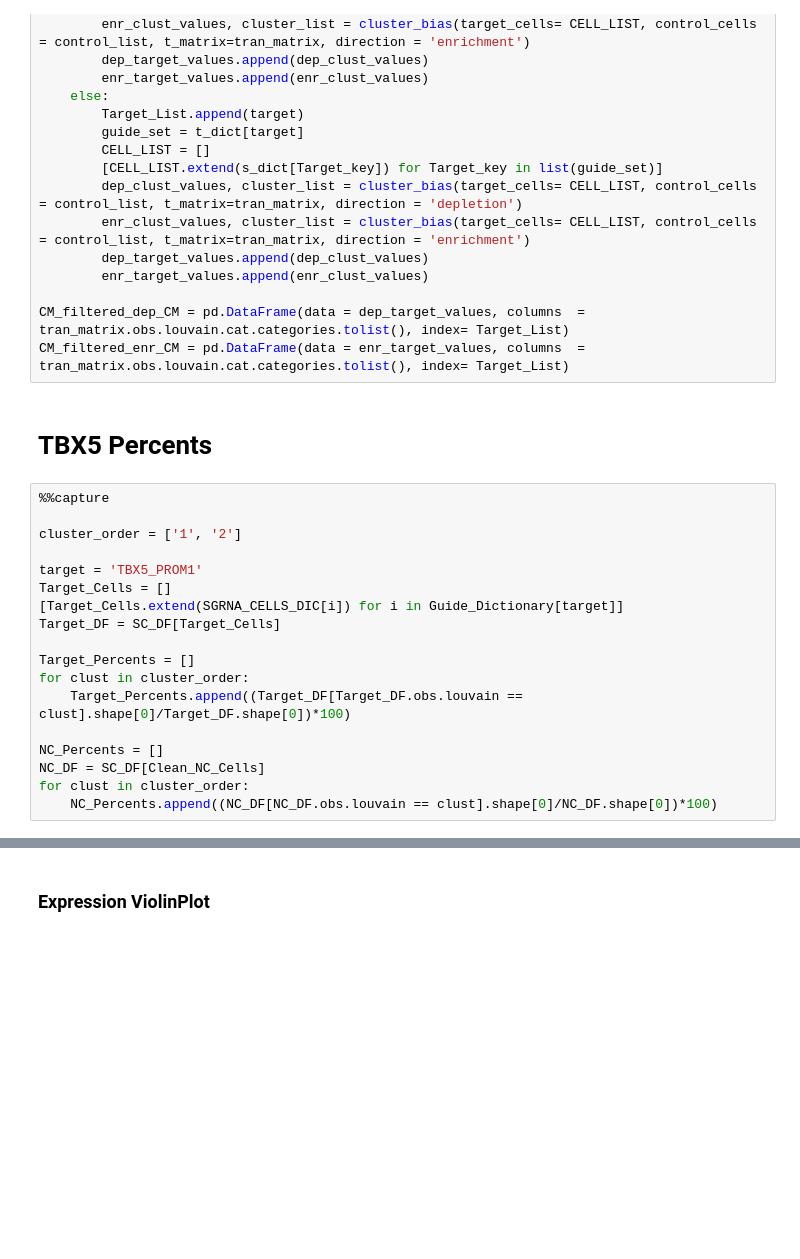
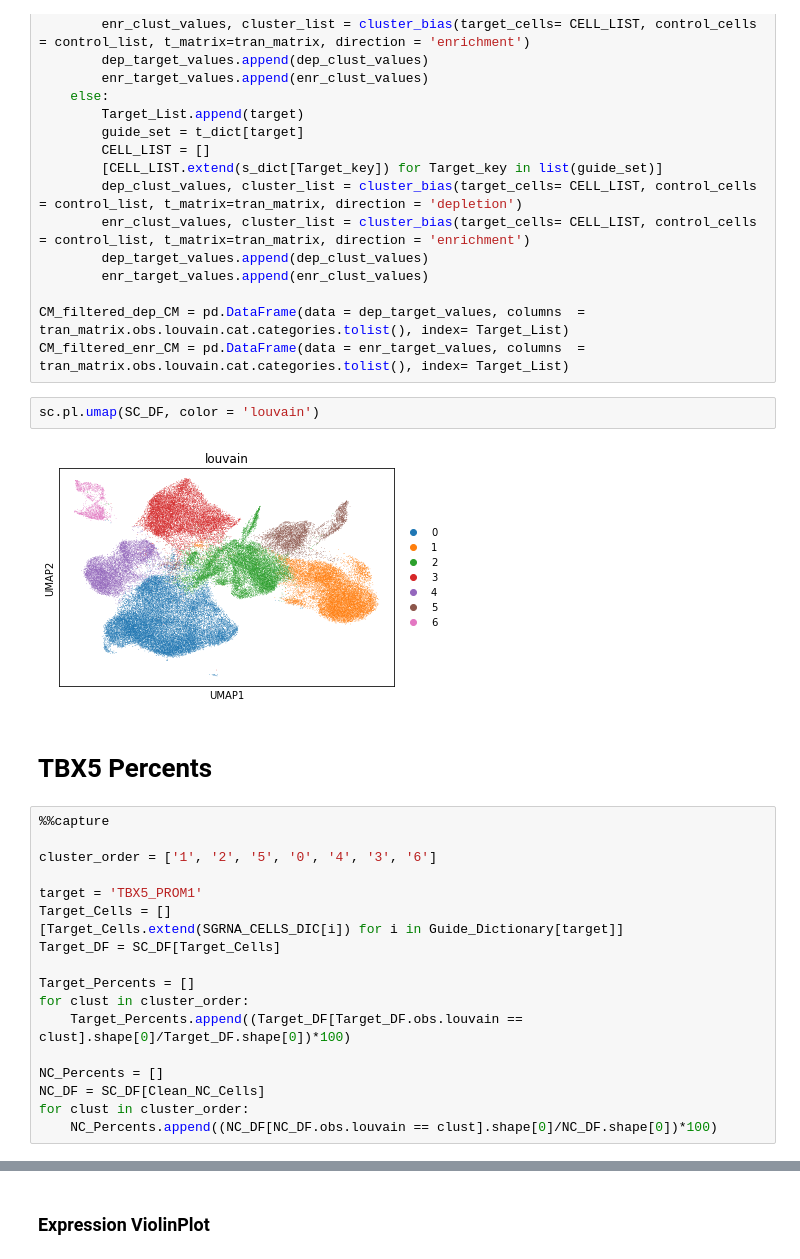
Before and after one commit to darmen04/CHD-associated-enhancers-shape-human-cardiomyocyte-lineage-commitment, a Jupyter notebook: Notebooks/Large_Screen/Fig1I,1H.ipynb, the cells around one changed output, grey strips where cells are left out. Saved outputs shown, nothing was run; the diff lists cells and outputs as text; blank space fills up the shorter version.

```diff
--- a/Notebooks/Large_Screen/Fig1I,1H.ipynb
+++ b/Notebooks/Large_Screen/Fig1I,1H.ipynb
@@ -146,12 +146,16 @@ for target in Guide_Dictionary.keys():
 
 CM_filtered_dep_CM = pd.DataFrame(data = dep_target_values, columns  = tran_matrix.obs.louvain.cat.categories.tolist(), index= Target_List)
 CM_filtered_enr_CM = pd.DataFrame(data = enr_target_values, columns  = tran_matrix.obs.louvain.cat.categories.tolist(), index= Target_List)
+# %%
+sc.pl.umap(SC_DF, color = 'louvain')
+# %% [output]
+[figure, added]
 # %% [markdown]
 # TBX5 Percents
 # %%
 %%capture
 
-cluster_order = ['1', '2']
+cluster_order = ['1', '2', '5', '0', '4', '3', '6']
 
 target = 'TBX5_PROM1'
 Target_Cells = []
```
Also changed, not shown: parts of 8 cells of this notebook, 3 other files.
